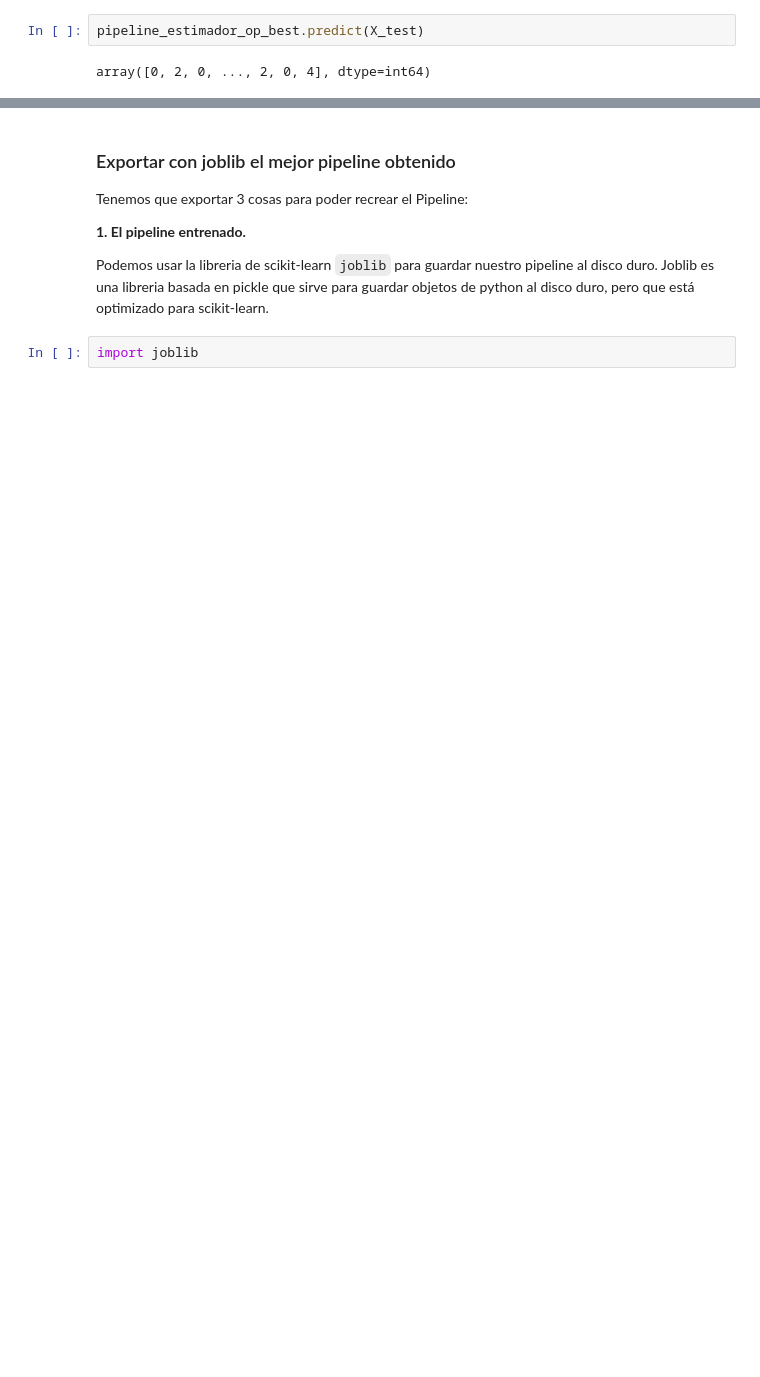
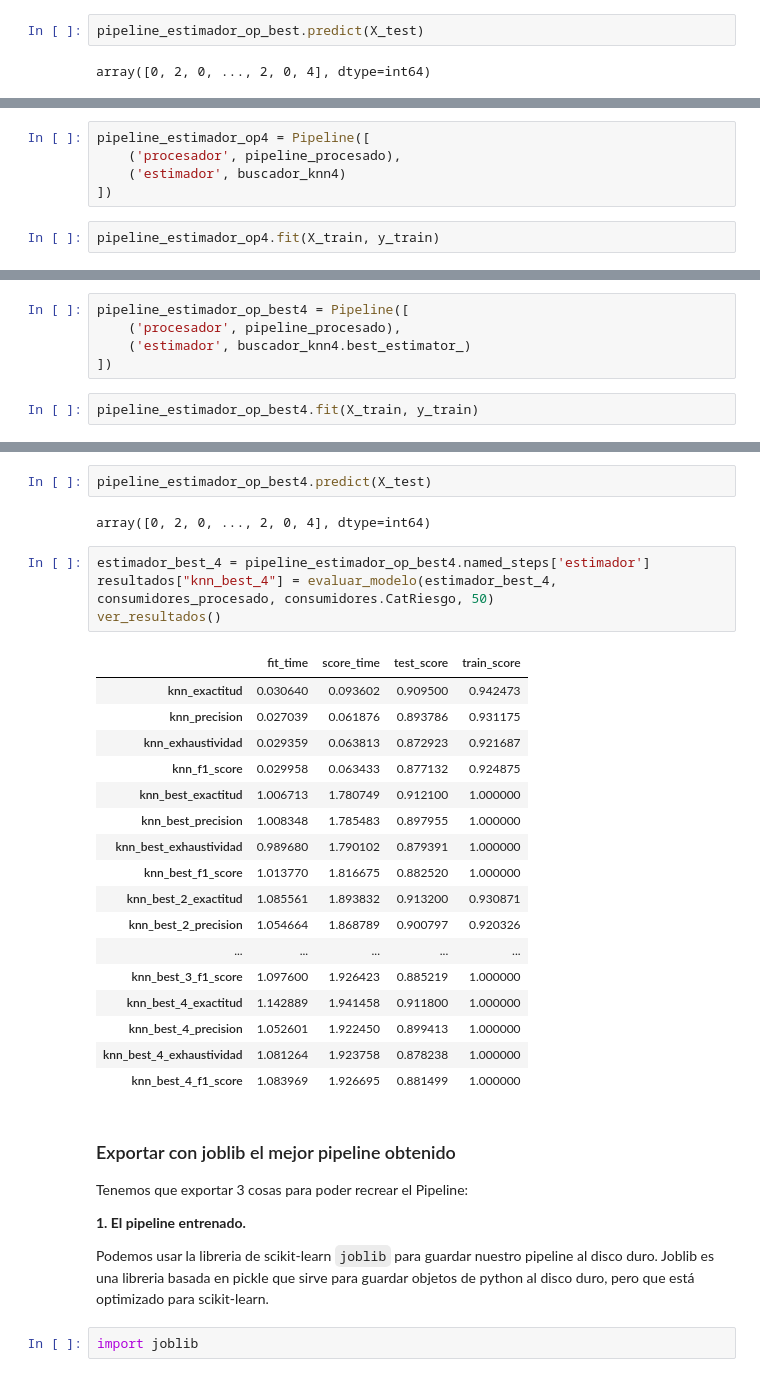
Before and after one commit to damd2212/Analisis_Modelo, a Jupyter notebook: Alisis Danny/4 - Pipelines/Modelo KNN/Pipeline KNN Final.ipynb, the cells around one changed output, grey strips where cells are left out. Drawn from its saved outputs; the diff is of its cells as text; blank space fills up the shorter version.

```diff
--- a/Alisis Danny/4 - Pipelines/Modelo KNN/Pipeline KNN Final.ipynb
+++ b/Alisis Danny/4 - Pipelines/Modelo KNN/Pipeline KNN Final.ipynb
@@ -384,0 +601,7 @@ ver_resultados()
+# %%
+pipeline_estimador_op4 = Pipeline([
+    ('procesador', pipeline_procesado),
+    ('estimador', buscador_knn4)
+])
+# %%
+pipeline_estimador_op4.fit(X_train, y_train)
@@ -384,0 +637,7 @@ ver_resultados()
+# %%
+pipeline_estimador_op_best4 = Pipeline([
+    ('procesador', pipeline_procesado),
+    ('estimador', buscador_knn4.best_estimator_)
+])
+# %%
+pipeline_estimador_op_best4.fit(X_train, y_train)
@@ -385,3 +662,29 @@ ver_resultados()
+# %%
+pipeline_estimador_op_best4.predict(X_test)
+# %% [output]
+array([0, 2, 0, ..., 2, 0, 4], dtype=int64)
+# %%
+estimador_best_4 = pipeline_estimador_op_best4.named_steps['estimador']
+resultados["knn_best_4"] = evaluar_modelo(estimador_best_4, consumidores_procesado, consumidores.CatRiesgo, 50)
+ver_resultados()
+# %% [output]
+|  | fit_time | score_time | test_score | train_score |
+| knn_exactitud | 0.030640 | 0.093602 | 0.909500 | 0.942473 |
+| knn_precision | 0.027039 | 0.061876 | 0.893786 | 0.931175 |
+| knn_exhaustividad | 0.029359 | 0.063813 | 0.872923 | 0.921687 |
+| knn_f1_score | 0.029958 | 0.063433 | 0.877132 | 0.924875 |
+| knn_best_exactitud | 1.006713 | 1.780749 | 0.912100 | 1.000000 |
+| knn_best_precision | 1.008348 | 1.785483 | 0.897955 | 1.000000 |
+| knn_best_exhaustividad | 0.989680 | 1.790102 | 0.879391 | 1.000000 |
+| knn_best_f1_score | 1.013770 | 1.816675 | 0.882520 | 1.000000 |
+| knn_best_2_exactitud | 1.085561 | 1.893832 | 0.913200 | 0.930871 |
+| knn_best_2_precision | 1.054664 | 1.868789 | 0.900797 | 0.920326 |
+| ... | ... | ... | ... | ... |
+| knn_best_3_f1_score | 1.097600 | 1.926423 | 0.885219 | 1.000000 |
+| knn_best_4_exactitud | 1.142889 | 1.941458 | 0.911800 | 1.000000 |
+| knn_best_4_precision | 1.052601 | 1.922450 | 0.899413 | 1.000000 |
+| knn_best_4_exhaustividad | 1.081264 | 1.923758 | 0.878238 | 1.000000 |
+| knn_best_4_f1_score | 1.083969 | 1.926695 | 0.881499 | 1.000000 |
 # %% [markdown]
 ### Exportar con joblib el mejor pipeline obtenido
 
```
Also changed, not shown: parts of 48 cells of this notebook, 2 other files.
